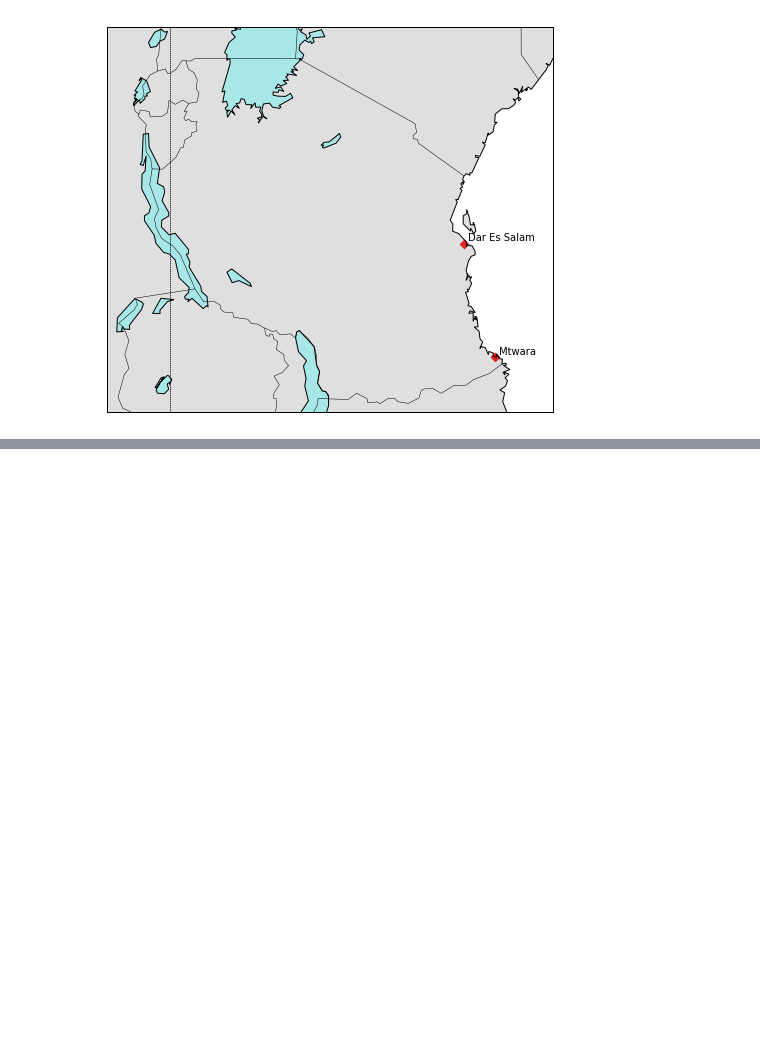
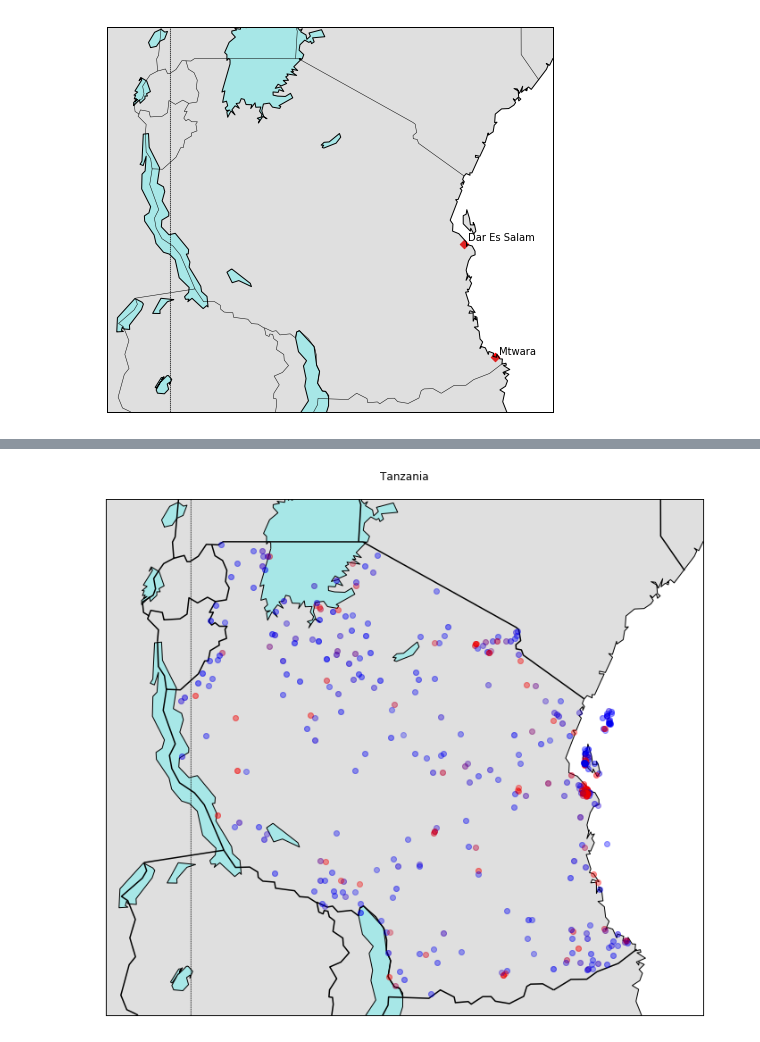
Before and after one commit to mwaugh0328/Data_Bootcamp_Fall_2017, a Jupyter notebook: data_bootcamp_1204/base_map.ipynb, the cells around one changed output, grey strips where cells are left out. Drawn from its saved outputs; the diff is of its cells as text; code cells hidden in the pictures; blank space fills up the shorter version.

```diff
--- a/data_bootcamp_1204/base_map.ipynb
+++ b/data_bootcamp_1204/base_map.ipynb
@@ -152,0 +223,39 @@ plt.show()
+# %%
+plt.figure(figsize=(12,12))
+
+my_map = Basemap(projection='merc', lat_0=57, lon_0=-135,
+    resolution = 'l', area_thresh = 1000.0,
+    llcrnrlon=28, llcrnrlat=-12,
+    urcrnrlon=42, urcrnrlat=-0)
+
+#my_map.bluemarble()
+my_map.drawcoastlines()
+my_map.drawcountries(linewidth=1.5)
+my_map.fillcontinents(color='grey',alpha = 0.25,lake_color='aqua')
+my_map.drawmapboundary()
+
+my_map.drawmeridians(np.arange(0, 360, 30))
+my_map.drawparallels(np.arange(-90, 90, 30))
+
+def get_marker_color(urban):
+    if urban == "Urban":
+        return ('ro')
+    else:
+        return ('bo')
+
+min_marker_size = 6.0
+
+for lon, lat, urban in zip(test.lon_modified.tolist(), test.lat_modified.tolist(), test.urban.tolist()):
+    x,y = my_map(lon, lat)
+    msize = min_marker_size
+    mark_color = get_marker_color(urban)
+    my_map.plot(x, y, mark_color, markersize=msize, alpha = 0.05)
+
+
+plt.title("Tanzania\n")
+
+plt.show()
+
+plt.show()
+# %% [output]
+[figure, added]
```
Also changed, not shown: parts of 10 cells of this notebook, 1 other file.
